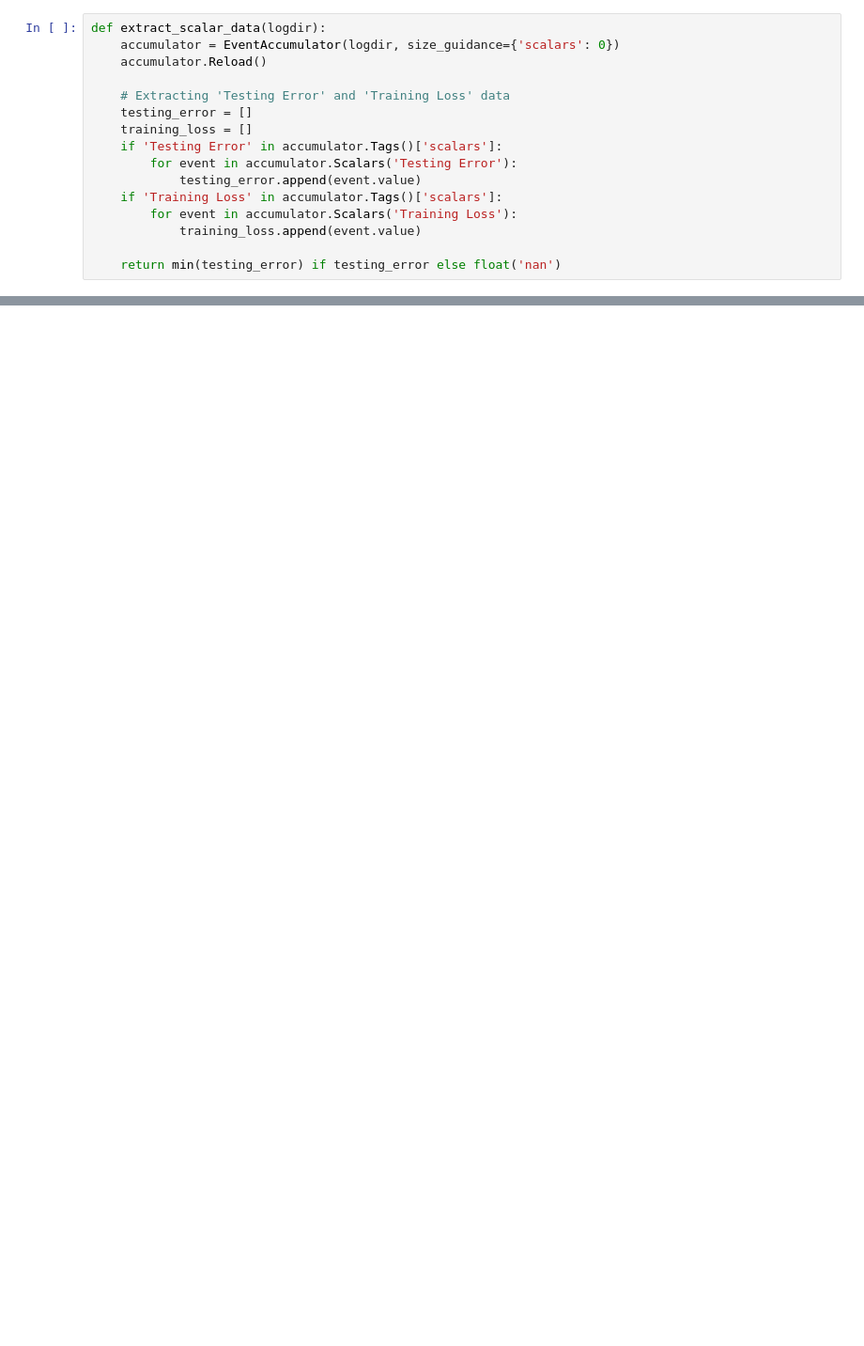
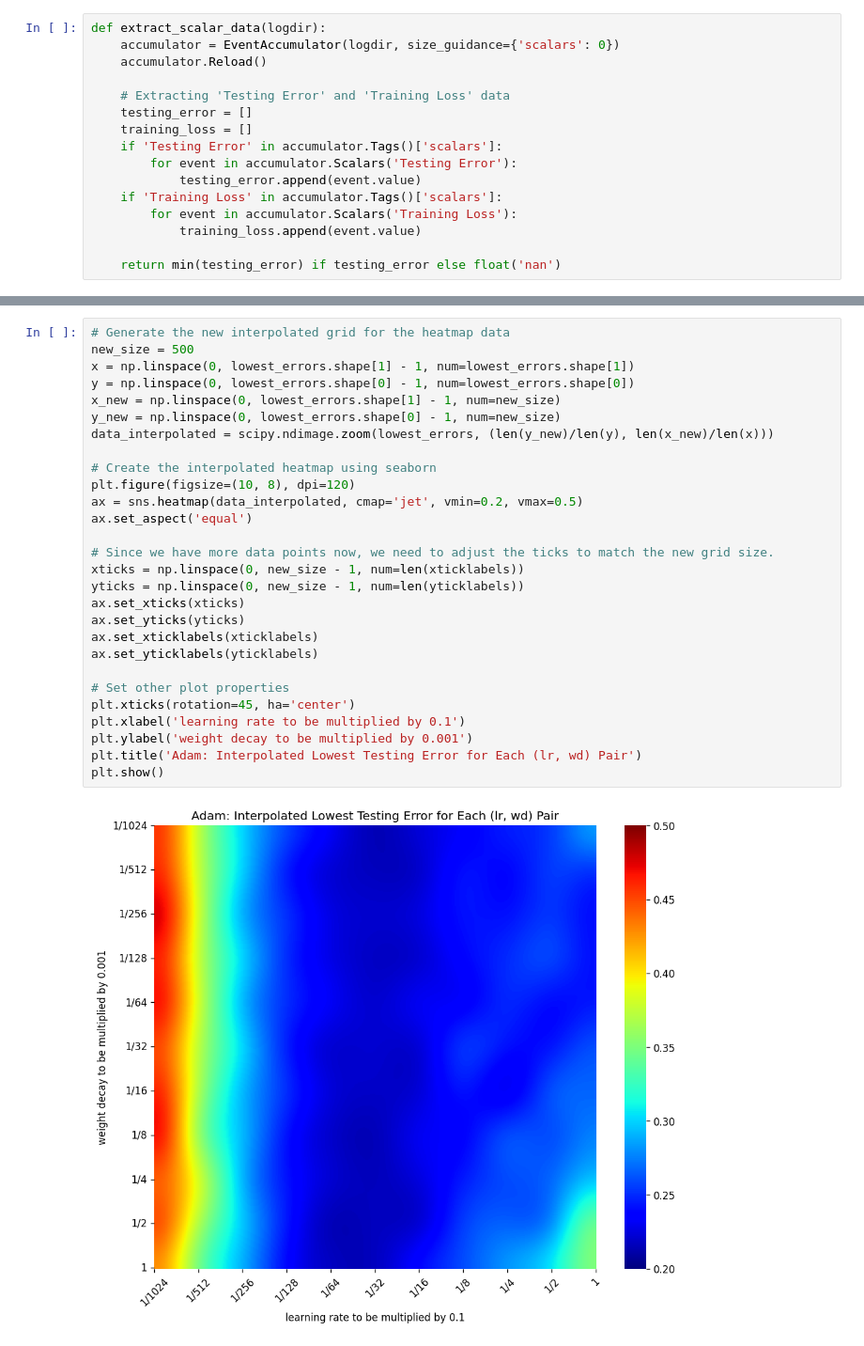
Before and after one commit to Gaaaavin/CS-GY-6763-AMLDS, a Jupyter notebook: vis/heatmap_wd.ipynb, the cells around one changed output, grey strips where cells are left out. Shown: that part at 94% size. Drawn from its saved outputs; the diff is of its cells as text; blank space fills up the shorter version.

```diff
--- a/vis/heatmap_wd.ipynb
+++ b/vis/heatmap_wd.ipynb
@@ -81,2 +78,32 @@ plt.show()
+# %%
+# Generate the new interpolated grid for the heatmap data
+new_size = 500
+x = np.linspace(0, lowest_errors.shape[1] - 1, num=lowest_errors.shape[1])
+y = np.linspace(0, lowest_errors.shape[0] - 1, num=lowest_errors.shape[0])
+x_new = np.linspace(0, lowest_errors.shape[1] - 1, num=new_size)
+y_new = np.linspace(0, lowest_errors.shape[0] - 1, num=new_size)
+data_interpolated = scipy.ndimage.zoom(lowest_errors, (len(y_new)/len(y), len(x_new)/len(x)))
+
+# Create the interpolated heatmap using seaborn
+plt.figure(figsize=(10, 8), dpi=120)
+ax = sns.heatmap(data_interpolated, cmap='jet', vmin=0.2, vmax=0.5)
+ax.set_aspect('equal')
+
+# Since we have more data points now, we need to adjust the ticks to match the new grid size.
+xticks = np.linspace(0, new_size - 1, num=len(xticklabels))
+yticks = np.linspace(0, new_size - 1, num=len(yticklabels))
+ax.set_xticks(xticks)
+ax.set_yticks(yticks)
+ax.set_xticklabels(xticklabels)
+ax.set_yticklabels(yticklabels)
+
+# Set other plot properties
+plt.xticks(rotation=45, ha='center')
+plt.xlabel('learning rate to be multiplied by 0.1')
+plt.ylabel('weight decay to be multiplied by 0.001')
+plt.title('Adam: Interpolated Lowest Testing Error for Each (lr, wd) Pair')
+plt.show()
+# %% [output]
+[figure, added]
 # %%
 # Load all log directories
```
Also changed, not shown: parts of 7 cells of this notebook, 2 other files.
